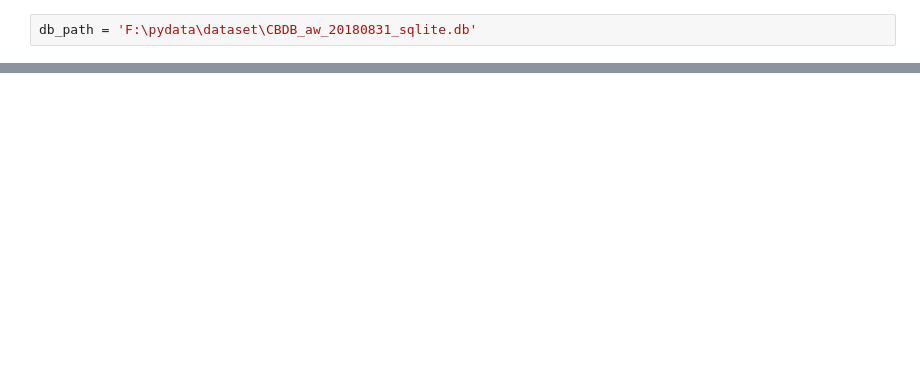
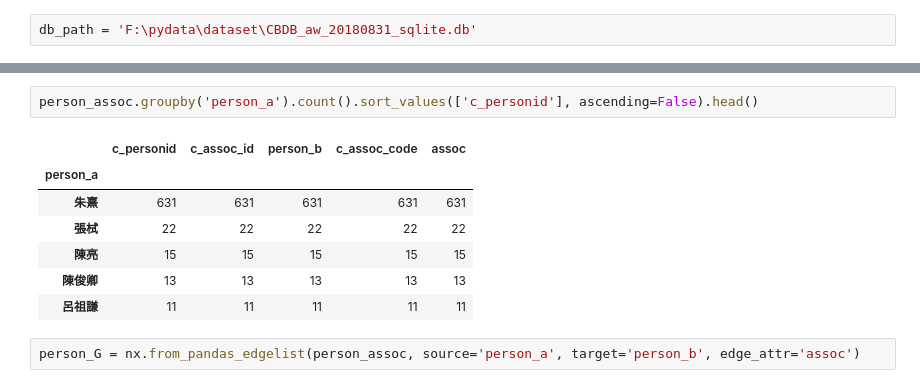
Before and after one commit to gaiusyao/pydata_nb, a Jupyter notebook: Blog/01_CBDB/sql.ipynb, the cells around one changed output, grey strips where cells are left out. Saved outputs shown, nothing was run; the diff lists cells and outputs as text; blank space fills up the shorter version.

```diff
--- a/Blog/01_CBDB/sql.ipynb
+++ b/Blog/01_CBDB/sql.ipynb
@@ -80,0 +95,12 @@ person_assoc.head(100)
+# %%
+person_assoc.groupby('person_a').count().sort_values(['c_personid'], ascending=False).head()
+# %% [output]
+|  | c_personid | c_assoc_id | person_b | c_assoc_code | assoc |
+| person_a |  |  |  |  |  |
+| 朱熹 | 631 | 631 | 631 | 631 | 631 |
+| 張栻 | 22 | 22 | 22 | 22 | 22 |
+| 陳亮 | 15 | 15 | 15 | 15 | 15 |
+| 陳俊卿 | 13 | 13 | 13 | 13 | 13 |
+| 呂祖謙 | 11 | 11 | 11 | 11 | 11 |
+# %%
+person_G = nx.from_pandas_edgelist(person_assoc, source='person_a', target='person_b', edge_attr='assoc')
```
Also changed, not shown: parts of 17 cells of this notebook, 1 other file.
